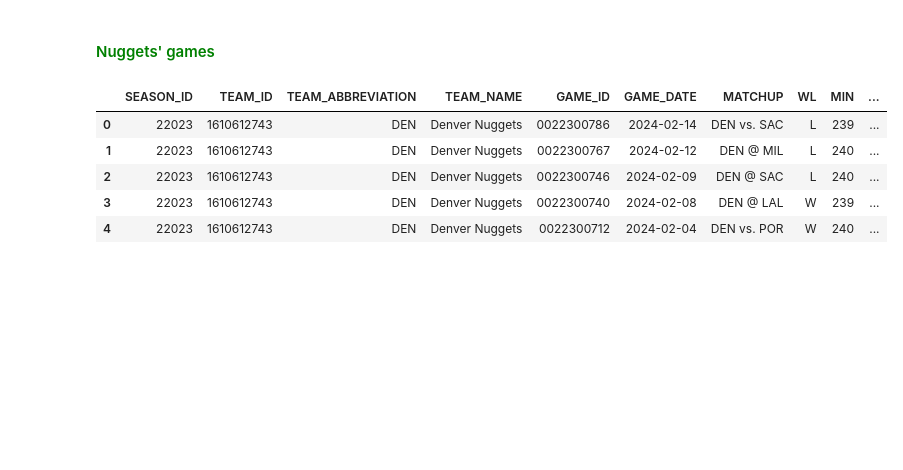
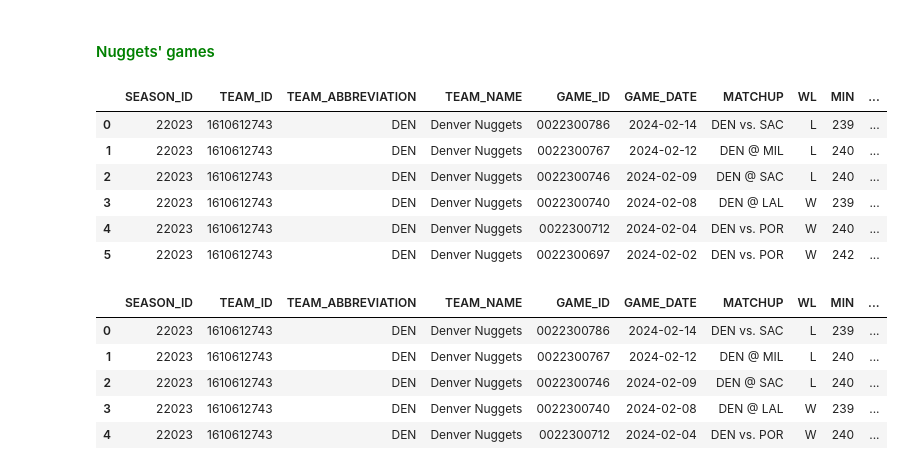
Before and after one commit to jacasta2/nba_analysis, a Jupyter notebook: jokic_murray/etl.ipynb, the cells around one changed output. Saved outputs shown, nothing was run; the diff lists cells and outputs as text; code cells hidden in the pictures; blank space fills up the shorter version.

```diff
--- a/jokic_murray/etl.ipynb
+++ b/jokic_murray/etl.ipynb
@@ -147,6 +147,22 @@ with open(file_path, 'w') as file:
 # %%
 # Find Nuggets games
 team_id = 1610612743
+# %%
+new_data_regular_season = leaguegamefinder.LeagueGameFinder(
+        team_id_nullable=1610612743,
+        date_from_nullable='02/01/2024',
+        season_type_nullable="Regular Season",
+    ).get_data_frames()[0]
+# %%
+new_data_regular_season
+# %% [output]
+|  | SEASON_ID | TEAM_ID | TEAM_ABBREVIATION | TEAM_NAME | GAME_ID | GAME_DATE | MATCHUP | WL | MIN | ... |
+| 0 | 22023 | 1610612743 | DEN | Denver Nuggets | 0022300786 | 2024-02-14 | DEN vs. SAC | L | 239 | ... |
+| 1 | 22023 | 1610612743 | DEN | Denver Nuggets | 0022300767 | 2024-02-12 | DEN @ MIL | L | 240 | ... |
+| 2 | 22023 | 1610612743 | DEN | Denver Nuggets | 0022300746 | 2024-02-09 | DEN @ SAC | L | 240 | ... |
+| 3 | 22023 | 1610612743 | DEN | Denver Nuggets | 0022300740 | 2024-02-08 | DEN @ LAL | W | 239 | ... |
+| 4 | 22023 | 1610612743 | DEN | Denver Nuggets | 0022300712 | 2024-02-04 | DEN vs. POR | W | 240 | ... |
+| 5 | 22023 | 1610612743 | DEN | Denver Nuggets | 0022300697 | 2024-02-02 | DEN vs. POR | W | 242 | ... |
 # %%
 nuggets_games = leaguegamefinder.LeagueGameFinder(team_id_nullable = team_id).get_data_frames()[0]
 len(nuggets_games)
```
Also changed, not shown: 12 other files.
